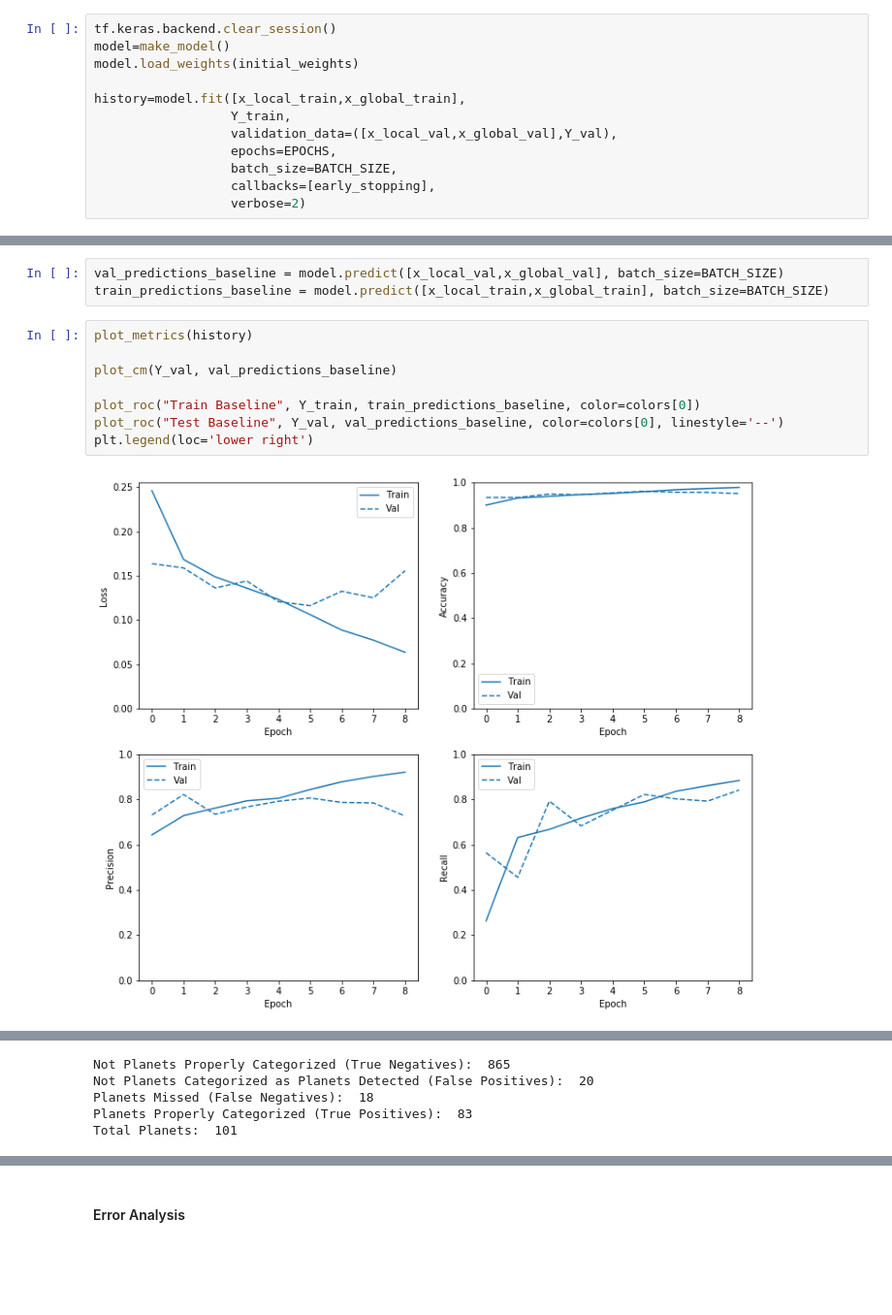
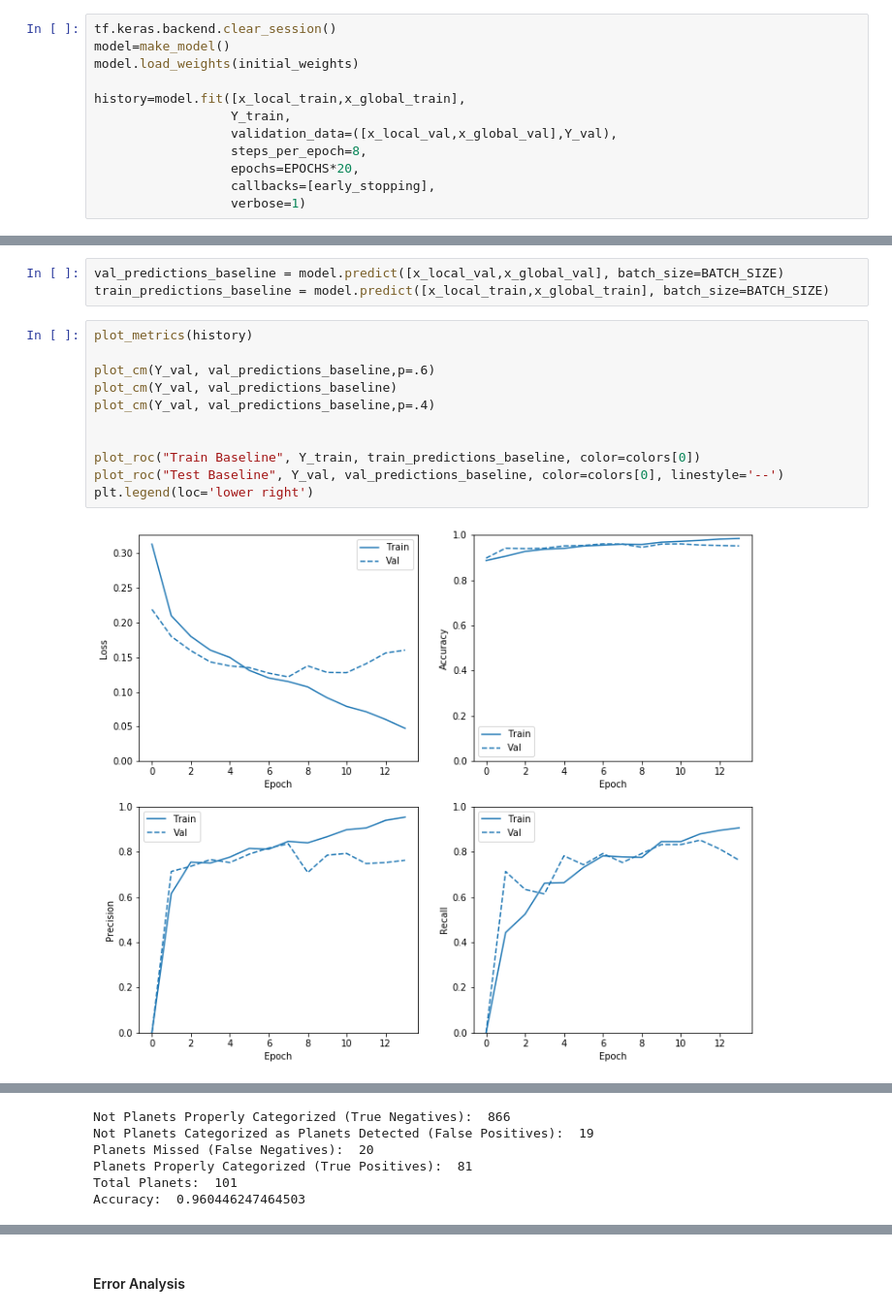
Before and after one commit to travisrmetz/w210, a Jupyter notebook: w2p/exoplanet_model.ipynb, the cells around one changed output, grey strips where cells are left out. Shown at 97% size. Saved outputs shown, nothing was run; the diff lists cells and outputs as text; blank space fills up the shorter version.

```diff
--- a/w2p/exoplanet_model.ipynb
+++ b/w2p/exoplanet_model.ipynb
@@ -325,9 +326,9 @@ model.load_weights(initial_weights)
 history=model.fit([x_local_train,x_global_train],
                   Y_train,
                   validation_data=([x_local_val,x_global_val],Y_val),
-                  epochs=EPOCHS,
-                  batch_size=BATCH_SIZE,
+                  steps_per_epoch=8,
+                  epochs=EPOCHS*20,
                   callbacks=[early_stopping],
-                  verbose=2)
+                  verbose=1)
 # %% [output]
 Train on 3944 samples, validate on 986 samples
@@ -380,16 +383,20 @@ train_predictions_baseline = model.predict([x_local_train,x_global_train], batch
 # %%
 plot_metrics(history)
 
+plot_cm(Y_val, val_predictions_baseline,p=.6)
 plot_cm(Y_val, val_predictions_baseline)
+plot_cm(Y_val, val_predictions_baseline,p=.4)
+
 
 plot_roc("Train Baseline", Y_train, train_predictions_baseline, color=colors[0])
 plot_roc("Test Baseline", Y_val, val_predictions_baseline, color=colors[0], linestyle='--')
 plt.legend(loc='lower right')
 # %% [output]
-[figure, old version]
+[figure, new version]
 [figure]
-Not Planets Properly Categorized (True Negatives):  865
-Not Planets Categorized as Planets Detected (False Positives):  20
-Planets Missed (False Negatives):  18
-Planets Properly Categorized (True Positives):  83
+Not Planets Properly Categorized (True Negatives):  866
+Not Planets Categorized as Planets Detected (False Positives):  19
+Planets Missed (False Negatives):  20
+Planets Properly Categorized (True Positives):  81
 Total Planets:  101
+Accuracy:  0.960446247464503
```
Also changed, not shown: parts of 20 cells of this notebook, 4 other files.
